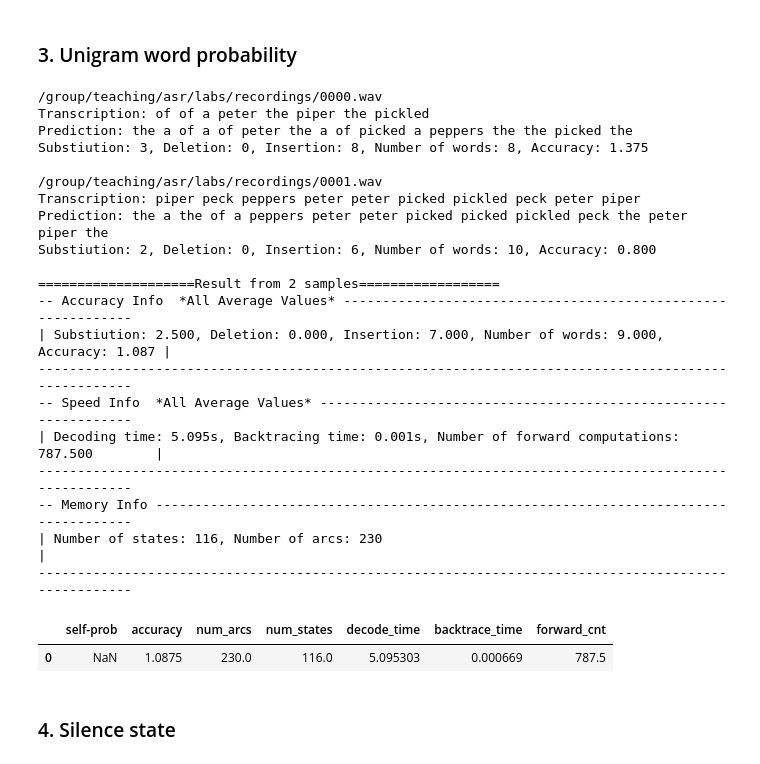
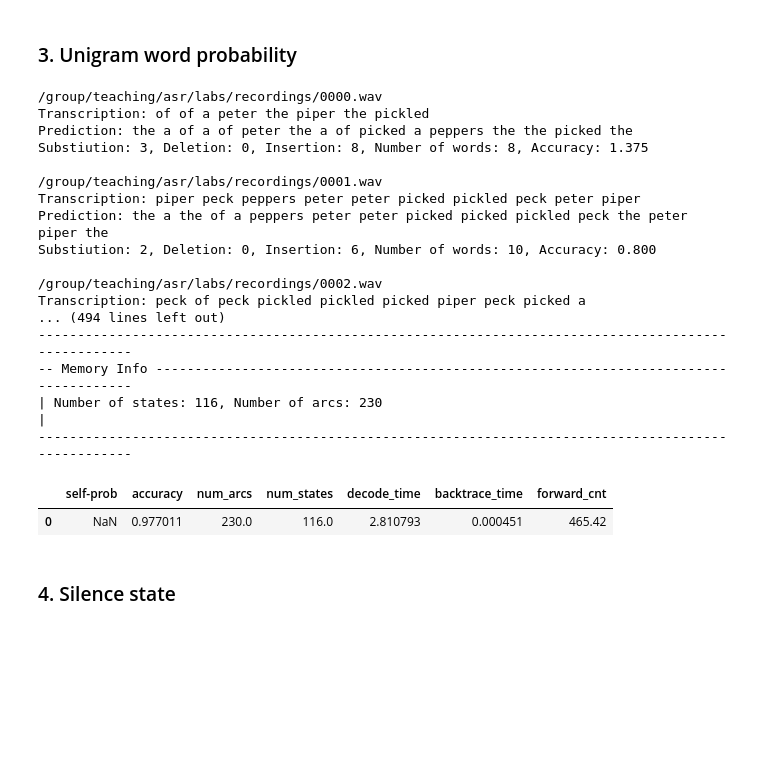
Before and after one commit to LIM-june/INFR11033_assignment, a Jupyter notebook: assignment.ipynb, the cells around one changed output. Saved outputs shown, nothing was run; the diff lists cells and outputs as text; code cells hidden in the pictures; blank space fills up the shorter version.

```diff
--- a/assignment.ipynb
+++ b/assignment.ipynb
@@ -37,11 +37,11 @@ import numpy as np
 import time
 # %%
 class CFG:
-    DEBUG = True
+    DEBUG = False
     if DEBUG:
         sample_num = 2
     else:
-        sample_num = 50
+        sample_num = 100
 # %% [markdown]
 ### Generate State Table, Phone Table, Word Table from the Lexicon
 # %%
@@ -720,41 +730,39 @@ for file in glob.glob('/group/teaching/asr/labs/recordings/*.wav'):
     for word in tmp_words:
         word_count[word] += 1
 
 for word in word_count.keys():
     word_count[word] /= word_count_all
 
 result_df_2_3 = pd.DataFrame(columns=["self-prob", "accuracy","num_arcs",
                                       "num_states","decode_time", "backtrace_time", "forward_cnt"])
 asr = ASR(BaselineWfst, BaselineViterbiDecoder, '/group/teaching/asr/labs/recordings/*.wav',
           sample_num=CFG.sample_num, uni_prob_dict=word_count)
 tmp = pd.Series([None, asr.accuracy, asr.num_arcs, asr.wfst.num_states(),
                      asr.decode_time, asr.backtrace_time, asr.forward_cnt], index=result_df_2_3.columns, name=0)
 result_df_2_3 = result_df_2_3.append(tmp)
-result_df_2_3.to_csv("task_2_uni_prob_df.csv",index=False)
+if CFG.DEBUG == False:
+    result_df_2_3.to_csv("task_2_uni_prob_df.csv",index=False)
 result_df_2_3
 # %% [output]
 /group/teaching/asr/labs/recordings/0000.wav
 Transcription: of of a peter the piper the pickled
 Prediction: the a of a of peter the a of picked a peppers the the picked the
 Substiution: 3, Deletion: 0, Insertion: 8, Number of words: 8, Accuracy: 1.375
 
 /group/teaching/asr/labs/recordings/0001.wav
 Transcription: piper peck peppers peter peter picked pickled peck peter piper
 Prediction: the a the of a peppers peter peter picked picked pickled peck the peter piper the
 Substiution: 2, Deletion: 0, Insertion: 6, Number of words: 10, Accuracy: 0.800
 
-====================Result from 2 samples==================
--- Accuracy Info  *All Average Values* -------------------------------------------------------------
-| Substiution: 2.500, Deletion: 0.000, Insertion: 7.000, Number of words: 9.000, Accuracy: 1.087 |
-----------------------------------------------------------------------------------------------------
--- Speed Info  *All Average Values* ----------------------------------------------------------------
-| Decoding time: 5.095s, Backtracing time: 0.001s, Number of forward computations: 787.500        |
+/group/teaching/asr/labs/recordings/0002.wav
+Transcription: peck of peck pickled pickled picked piper peck picked a
+... (494 lines left out)
 ----------------------------------------------------------------------------------------------------
 -- Memory Info -------------------------------------------------------------------------------------
 | Number of states: 116, Number of arcs: 230                                                       |
 ----------------------------------------------------------------------------------------------------
 |  | self-prob | accuracy | num_arcs | num_states | decode_time | backtrace_time | forward_cnt |
-| 0 | NaN | 1.0875 | 230.0 | 116.0 | 5.095303 | 0.000669 | 787.5 |
+| 0 | NaN | 0.977011 | 230.0 | 116.0 | 2.810793 | 0.000451 | 465.42 |
 # %% [markdown]
 ### 4. Silence state
 # %%
```
Also changed, not shown: parts of 8 cells of this notebook, 5 other files.
